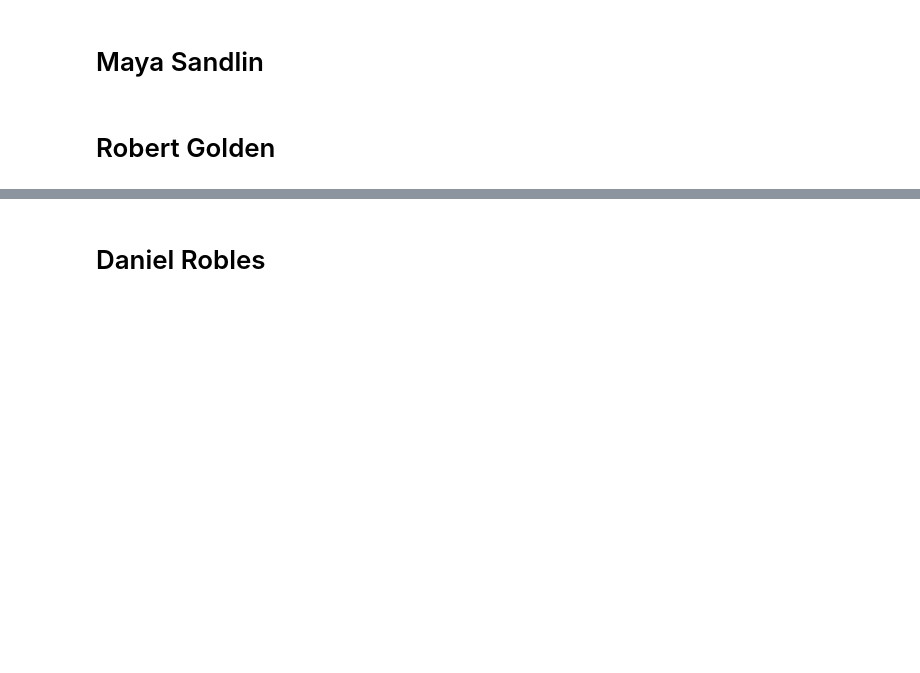
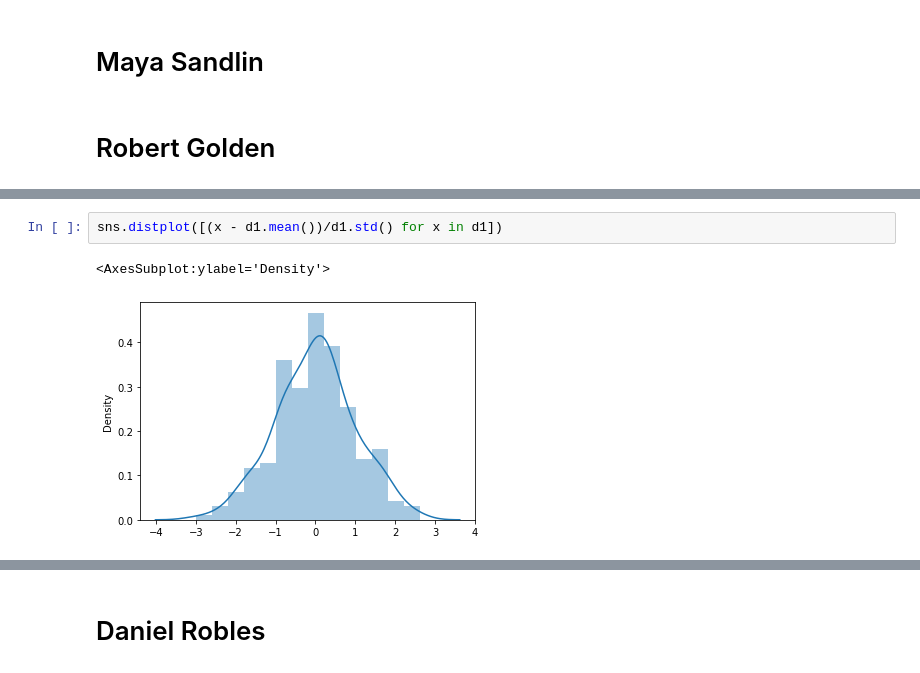
Before and after one commit to jumholtz/AIOverlordSupporters, a Jupyter notebook: student.ipynb, the cells around one changed output, grey strips where cells are left out. Cells and saved outputs as stored; diff of their text form; blank space fills up the shorter version.

```diff
--- a/student.ipynb
+++ b/student.ipynb
@@ -12,0 +165,5 @@ Please fill out:
+# %%
+sns.distplot([(x - d1.mean())/d1.std() for x in d1])
+# %% [output]
+<AxesSubplot:ylabel='Density'>
+[figure, added]
```
Also changed, not shown: parts of 7 cells of this notebook.
